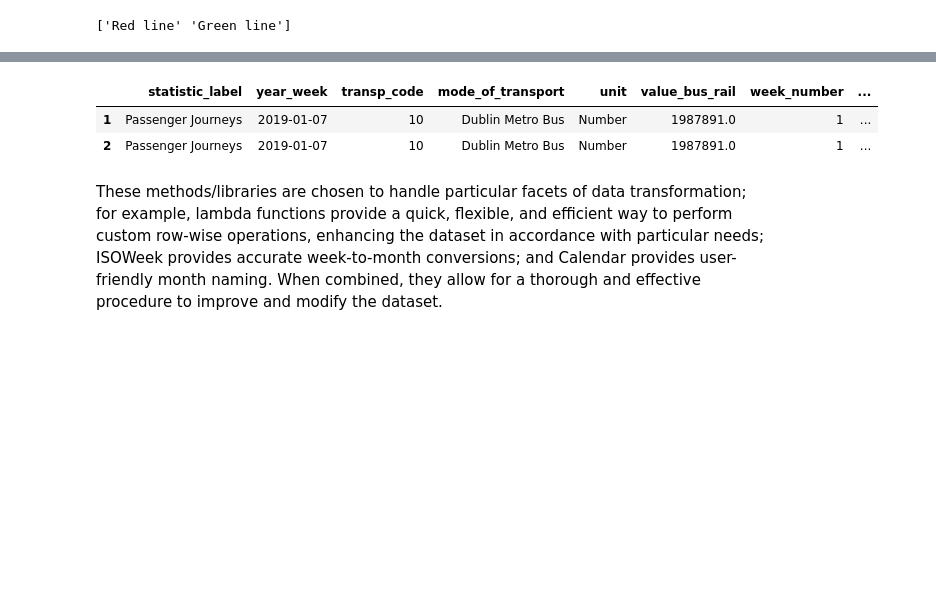
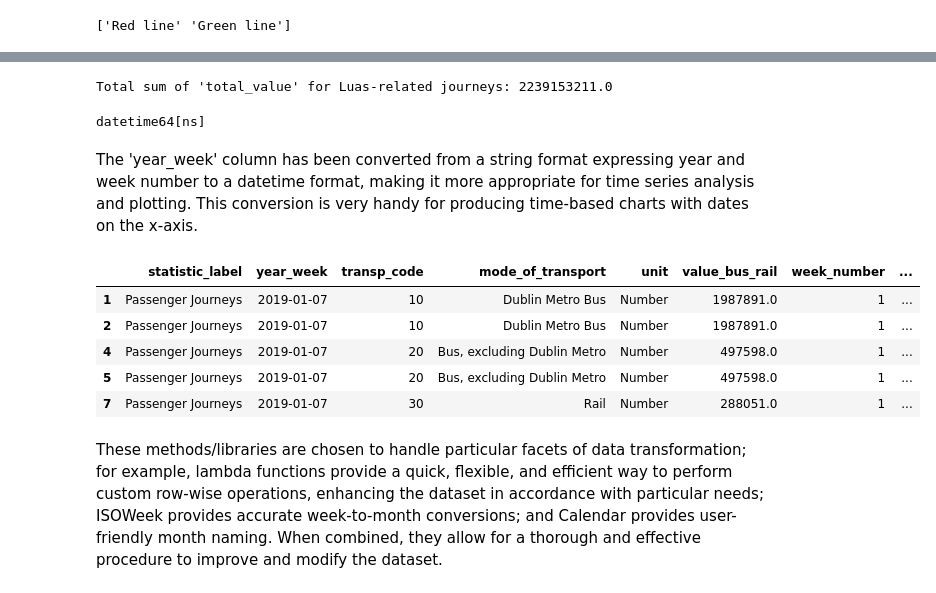
Before and after one commit to rosilenedasilva/public-transport-sentiment-analysis-insights, a Jupyter notebook: MSC_DA_CA2_transport_infra2.ipynb, the cells around one changed output, grey strips where cells are left out. Drawn from its saved outputs; the diff is of its cells as text; code cells hidden in the pictures; blank space fills up the shorter version.

```diff
--- a/MSC_DA_CA2_transport_infra2.ipynb
+++ b/MSC_DA_CA2_transport_infra2.ipynb
@@ -520,37 +518,61 @@ The 'year_week' column has been converted from a string format expressing year a
+# %%
+# Sum the 'total_value' for rows where 'luas_line' is not empty
+total_value_for_luas = transport_ie[transport_ie['luas_line'] != '']['total_value'].sum()
+
+# Print total sum of 'total_value' for Luas-related rows to verify
+print(f"Total sum of 'total_value' for Luas-related journeys: {total_value_for_luas}")
+# %% [output]
+Total sum of 'total_value' for Luas-related journeys: 2239153211.0
+# %%
+combined_df_ie['year_week'] = combined_df_ie['year_week'].astype(str)
+
+# Extract year and week number, then convert to datetime
+combined_df_ie['year_week'] = combined_df_ie['year_week'].str.extract('(\d{4}) Week (\d{1,2})', expand=False).apply(lambda x: '-'.join(x), axis=1)
+combined_df_ie['year_week'] = pd.to_datetime(combined_df_ie['year_week'] + '-1', format='%Y-%W-%w')
+
+# Check the conversion
+print(combined_df_ie['year_week'].dtypes)
+# %% [output]
+datetime64[ns]
+# %% [markdown]
+The 'year_week' column has been converted from a string format expressing year and week number to a datetime format, making it more appropriate for time series analysis and plotting. This conversion is very handy for producing time-based charts with dates on the x-axis.
 # %%
 # Function to calculate the month from year and week number
 def get_month_from_week(year, week_number):
     # Calculate the first day of the week
     first_day = datetime.strptime(f'{year}-W{week_number}-1', '%G-W%V-%u')
 
 # Check if the month is December and the year is different
     if first_day.month == 12 and first_day.year != year:
         return 'January'
 
 # Extract the month from the first day
     return first_day.strftime('%B')
 
 # Apply the function to calculate the month for each row
 combined_df_ie['month'] = combined_df_ie.apply(lambda row: get_month_from_week(row['year'], row['week_number']), axis=1)
 
 # Convert month names to numerical values (1 for January, 2 for February,...)
 combined_df_ie['month_code'] = combined_df_ie['month'].apply(lambda x: datetime.strptime(x, "%B").month)
 
 # Moving the 'year' column to the end
 cols = combined_df_ie.columns.tolist()
 cols.remove('year')
 combined_df_ie = combined_df_ie[cols + ['year']]
 
 # Add a new column 'total value' which is the sum of 'value_bus_rail' and 'value_luas'
 combined_df_ie['total_value'] = combined_df_ie ['value_bus_rail'] + combined_df_ie['value_luas']
 
 # Rename and display the new dataframe
 transport_ie = combined_df_ie
-transport_ie.head(2)
+transport_ie.head()
 # %% [output]
 |  | statistic_label | year_week | transp_code | mode_of_transport | unit | value_bus_rail | week_number | ... |
 | 1 | Passenger Journeys | 2019-01-07 | 10 | Dublin Metro Bus | Number | 1987891.0 | 1 | ... |
 | 2 | Passenger Journeys | 2019-01-07 | 10 | Dublin Metro Bus | Number | 1987891.0 | 1 | ... |
+| 4 | Passenger Journeys | 2019-01-07 | 20 | Bus, excluding Dublin Metro | Number | 497598.0 | 1 | ... |
+| 5 | Passenger Journeys | 2019-01-07 | 20 | Bus, excluding Dublin Metro | Number | 497598.0 | 1 | ... |
+| 7 | Passenger Journeys | 2019-01-07 | 30 | Rail | Number | 288051.0 | 1 | ... |
 # %% [markdown]
 These methods/libraries are chosen to handle particular facets of data transformation; for example, lambda functions provide a quick, flexible, and efficient way to perform custom row-wise operations, enhancing the dataset in accordance with particular needs; ISOWeek provides accurate week-to-month conversions; and Calendar provides user-friendly month naming. When combined, they allow for a thorough and effective procedure to improve and modify the dataset.
 # %% [markdown]
```
Also changed, not shown: parts of 63 cells of this notebook, 1 other file.
